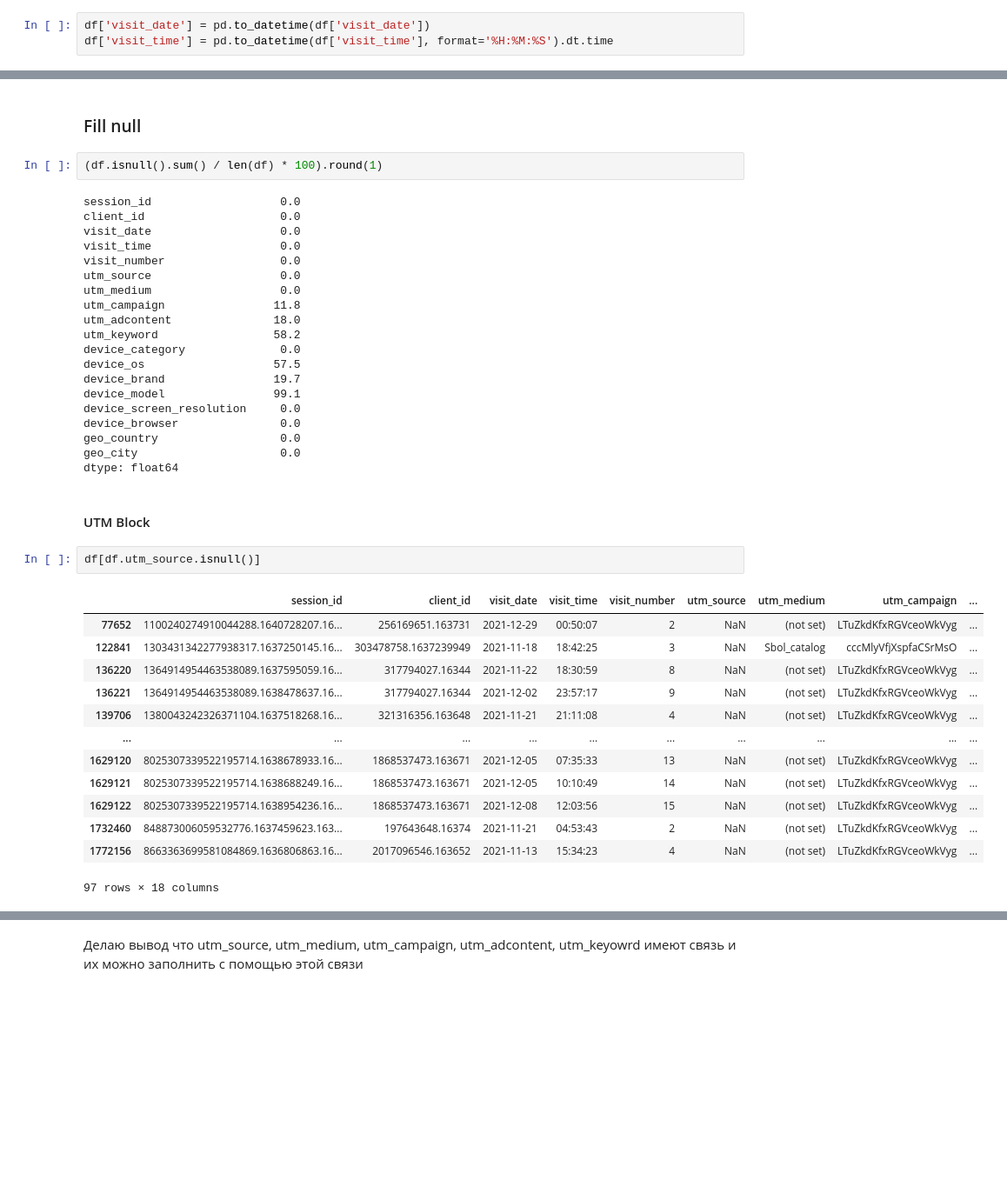
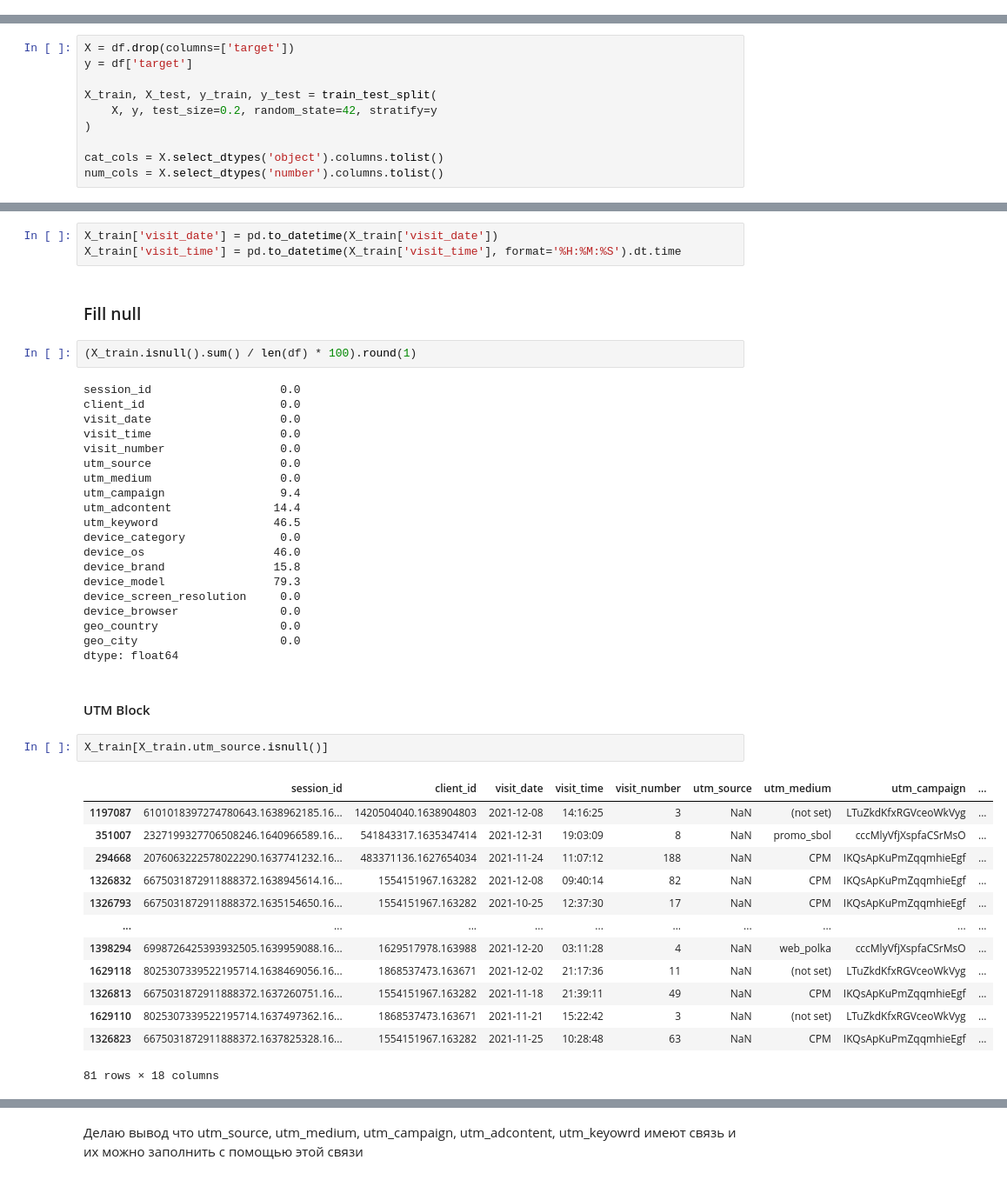
Before and after one commit to fenderfeniks/sber_autopodpiska, a Jupyter notebook: Final work.ipynb, the cells around one changed output, grey strips where cells are left out. Shown at 87% size. Cells and saved outputs as stored; diff of their text form; blank space fills up the shorter version.

```diff
--- a/Final work.ipynb
+++ b/Final work.ipynb
@@ -101,3 +101,0 @@ dtype: int64
-# %%
-df['visit_date'] = pd.to_datetime(df['visit_date'])
-df['visit_time'] = pd.to_datetime(df['visit_time'], format='%H:%M:%S').dt.time
@@ -103,0 +194,10 @@ df['visit_time'] = pd.to_datetime(df['visit_time'], format='%H:%M:%S').dt.time
+# %%
+X = df.drop(columns=['target'])
+y = df['target']
+
+X_train, X_test, y_train, y_test = train_test_split(
+    X, y, test_size=0.2, random_state=42, stratify=y
+)
+
+cat_cols = X.select_dtypes('object').columns.tolist()
+num_cols = X.select_dtypes('number').columns.tolist()
@@ -104,7 +336,10 @@ df['visit_time'] = pd.to_datetime(df['visit_time'], format='%H:%M:%S').dt.time
+# %%
+X_train['visit_date'] = pd.to_datetime(X_train['visit_date'])
+X_train['visit_time'] = pd.to_datetime(X_train['visit_time'], format='%H:%M:%S').dt.time
 # %% [markdown]
 ### Fill null
 # %%
-(df.isnull().sum() / len(df) * 100).round(1)
+(X_train.isnull().sum() / len(df) * 100).round(1)
 # %% [output]
 session_id                   0.0
 client_id                    0.0
@@ -113,13 +348,13 @@ visit_time                   0.0
 visit_number                 0.0
 utm_source                   0.0
 utm_medium                   0.0
-utm_campaign                11.8
-utm_adcontent               18.0
-utm_keyword                 58.2
+utm_campaign                 9.4
+utm_adcontent               14.4
+utm_keyword                 46.5
 device_category              0.0
-device_os                   57.5
-device_brand                19.7
-device_model                99.1
+device_os                   46.0
+device_brand                15.8
+device_model                79.3
 device_screen_resolution     0.0
 device_browser               0.0
 geo_country                  0.0
@@ -128,19 +363,19 @@ dtype: float64
 # %% [markdown]
 #### UTM Block
 # %%
-df[df.utm_source.isnull()]
+X_train[X_train.utm_source.isnull()]
 # %% [output]
 |  | session_id | client_id | visit_date | visit_time | visit_number | utm_source | utm_medium | utm_campaign | ... |
-| 77652 | 1100240274910044288.1640728207.16... | 256169651.163731 | 2021-12-29 | 00:50:07 | 2 | NaN | (not set) | LTuZkdKfxRGVceoWkVyg | ... |
-| 122841 | 1303431342277938317.1637250145.16... | 303478758.1637239949 | 2021-11-18 | 18:42:25 | 3 | NaN | Sbol_catalog | cccMlyVfjXspfaCSrMsO | ... |
-| 136220 | 1364914954463538089.1637595059.16... | 317794027.16344 | 2021-11-22 | 18:30:59 | 8 | NaN | (not set) | LTuZkdKfxRGVceoWkVyg | ... |
-| 136221 | 1364914954463538089.1638478637.16... | 317794027.16344 | 2021-12-02 | 23:57:17 | 9 | NaN | (not set) | LTuZkdKfxRGVceoWkVyg | ... |
-| 139706 | 1380043242326371104.1637518268.16... | 321316356.163648 | 2021-11-21 | 21:11:08 | 4 | NaN | (not set) | LTuZkdKfxRGVceoWkVyg | ... |
+| 1197087 | 6101018397274780643.1638962185.16... | 1420504040.1638904803 | 2021-12-08 | 14:16:25 | 3 | NaN | (not set) | LTuZkdKfxRGVceoWkVyg | ... |
+| 351007 | 2327199327706508246.1640966589.16... | 541843317.1635347414 | 2021-12-31 | 19:03:09 | 8 | NaN | promo_sbol | cccMlyVfjXspfaCSrMsO | ... |
+| 294668 | 2076063222578022290.1637741232.16... | 483371136.1627654034 | 2021-11-24 | 11:07:12 | 188 | NaN | CPM | IKQsApKuPmZqqmhieEgf | ... |
+| 1326832 | 6675031872911888372.1638945614.16... | 1554151967.163282 | 2021-12-08 | 09:40:14 | 82 | NaN | CPM | IKQsApKuPmZqqmhieEgf | ... |
+| 1326793 | 6675031872911888372.1635154650.16... | 1554151967.163282 | 2021-10-25 | 12:37:30 | 17 | NaN | CPM | IKQsApKuPmZqqmhieEgf | ... |
 | ... | ... | ... | ... | ... | ... | ... | ... | ... | ... |
-| 1629120 | 8025307339522195714.1638678933.16... | 1868537473.163671 | 2021-12-05 | 07:35:33 | 13 | NaN | (not set) | LTuZkdKfxRGVceoWkVyg | ... |
-| 1629121 | 8025307339522195714.1638688249.16... | 1868537473.163671 | 2021-12-05 | 10:10:49 | 14 | NaN | (not set) | LTuZkdKfxRGVceoWkVyg | ... |
-| 1629122 | 8025307339522195714.1638954236.16... | 1868537473.163671 | 2021-12-08 | 12:03:56 | 15 | NaN | (not set) | LTuZkdKfxRGVceoWkVyg | ... |
-| 1732460 | 848873006059532776.1637459623.163... | 197643648.16374 | 2021-11-21 | 04:53:43 | 2 | NaN | (not set) | LTuZkdKfxRGVceoWkVyg | ... |
-| 1772156 | 8663363699581084869.1636806863.16... | 2017096546.163652 | 2021-11-13 | 15:34:23 | 4 | NaN | (not set) | LTuZkdKfxRGVceoWkVyg | ... |
+| 1398294 | 6998726425393932505.1639959088.16... | 1629517978.163988 | 2021-12-20 | 03:11:28 | 4 | NaN | web_polka | cccMlyVfjXspfaCSrMsO | ... |
+| 1629118 | 8025307339522195714.1638469056.16... | 1868537473.163671 | 2021-12-02 | 21:17:36 | 11 | NaN | (not set) | LTuZkdKfxRGVceoWkVyg | ... |
+| 1326813 | 6675031872911888372.1637260751.16... | 1554151967.163282 | 2021-11-18 | 21:39:11 | 49 | NaN | CPM | IKQsApKuPmZqqmhieEgf | ... |
+| 1629110 | 8025307339522195714.1637497362.16... | 1868537473.163671 | 2021-11-21 | 15:22:42 | 3 | NaN | (not set) | LTuZkdKfxRGVceoWkVyg | ... |
+| 1326823 | 6675031872911888372.1637825328.16... | 1554151967.163282 | 2021-11-25 | 10:28:48 | 63 | NaN | CPM | IKQsApKuPmZqqmhieEgf | ... |
-97 rows × 18 columns
+81 rows × 18 columns
 # %%
```
Also changed, not shown: parts of 137 cells of this notebook, 2 other files.
